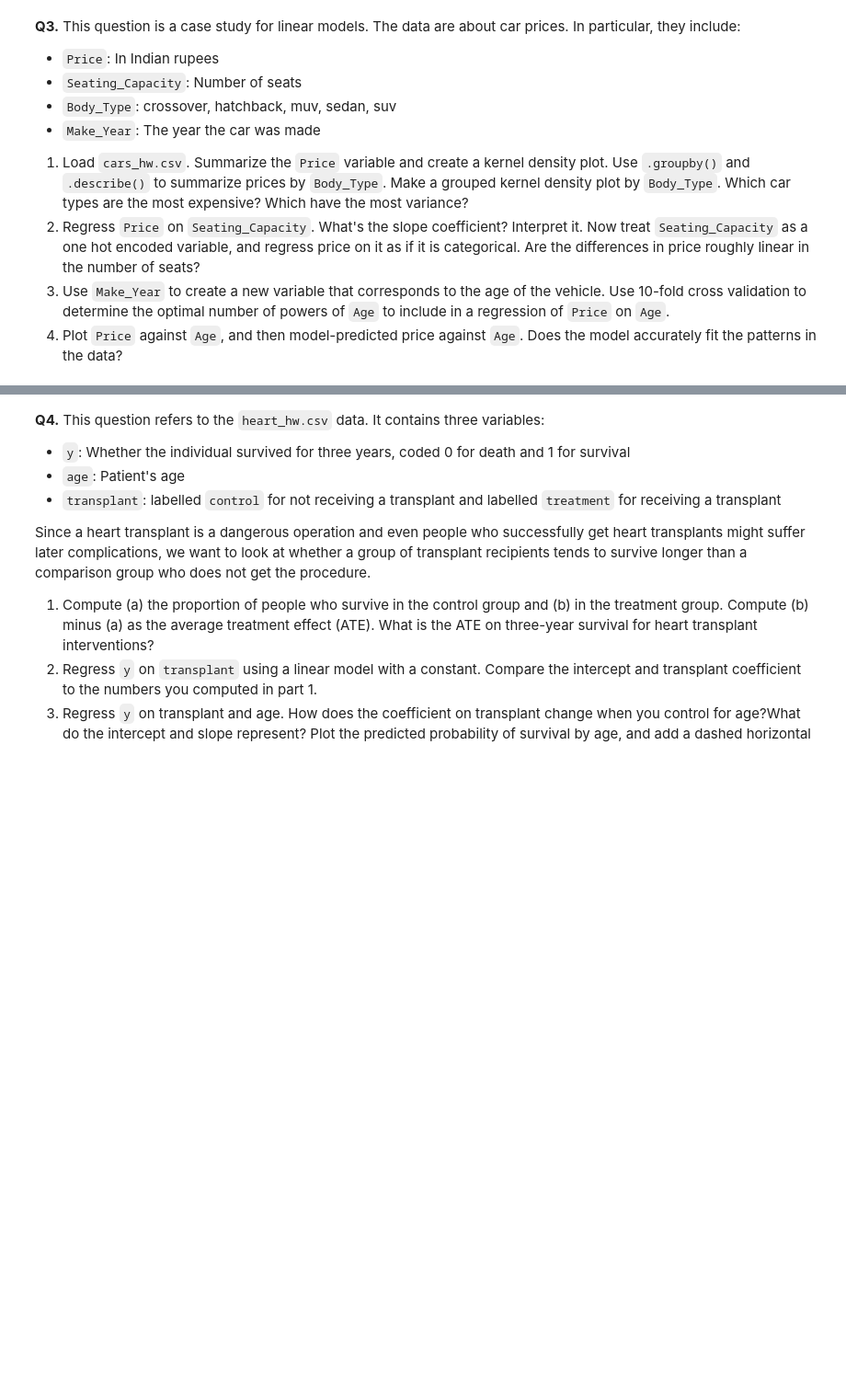
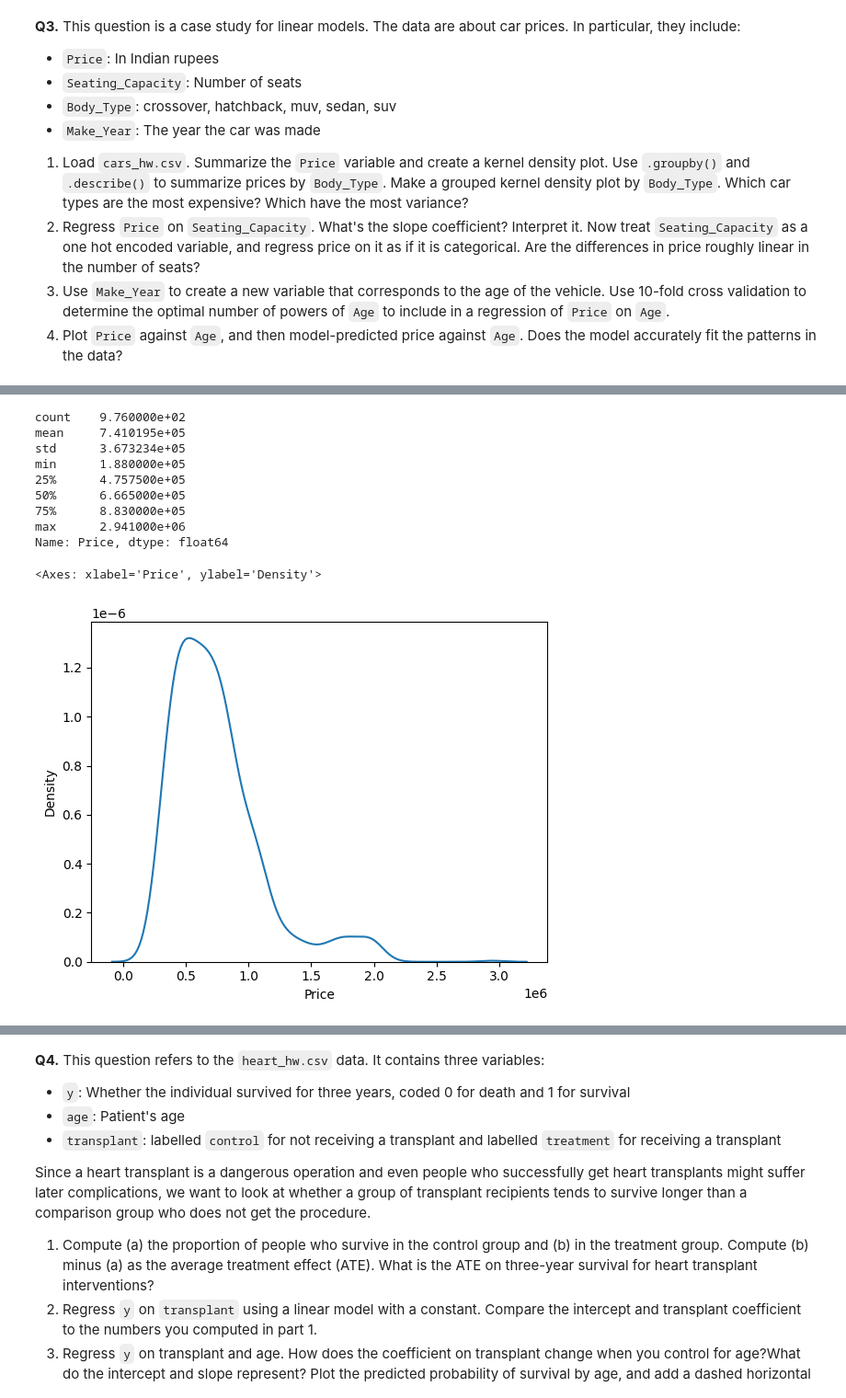
Before and after one commit to AngelikaBaloy/undergrad_ml_assignments, a Jupyter notebook: 03_assignment_linear_models.ipynb, the cells around one changed output, grey strips where cells are left out. Shown at 92% size. Drawn from its saved outputs; the diff is of its cells as text; code cells hidden in the pictures; blank space fills up the shorter version.

```diff
--- a/03_assignment_linear_models.ipynb
+++ b/03_assignment_linear_models.ipynb
@@ -45,3 +245,7 @@
   2. Regress `Price` on `Seating_Capacity`. What's the slope coefficient? Interpret it. Now treat `Seating_Capacity` as a one hot encoded variable, and regress price on it as if it is categorical. Are the differences in price roughly linear in the number of seats?
   3. Use `Make_Year` to create a new variable that corresponds to the age of the vehicle. Use 10-fold cross validation to determine the optimal number of powers of `Age` to include in a regression of `Price` on `Age`.
   4. Plot `Price` against `Age`, and then model-predicted price against `Age`. Does the model accurately fit the patterns in the data?
+# %%
+# load in data
+cars = pd.read_csv('./undergrad_ml_assignments/data/cars_hw.csv')
+cars.head()
@@ -47,0 +259,16 @@
+# %%
+# Q1: summarize price and create kdeplot
+print(cars['Price'].describe())
+sns.kdeplot(data=cars, x='Price')
+# %% [output]
+count    9.760000e+02
+mean     7.410195e+05
+std      3.673234e+05
+min      1.880000e+05
+25%      4.757500e+05
+50%      6.665000e+05
+75%      8.830000e+05
+max      2.941000e+06
+Name: Price, dtype: float64
+<Axes: xlabel='Price', ylabel='Density'>
+[figure, added]
```
Also changed, not shown: parts of 14 cells of this notebook.
